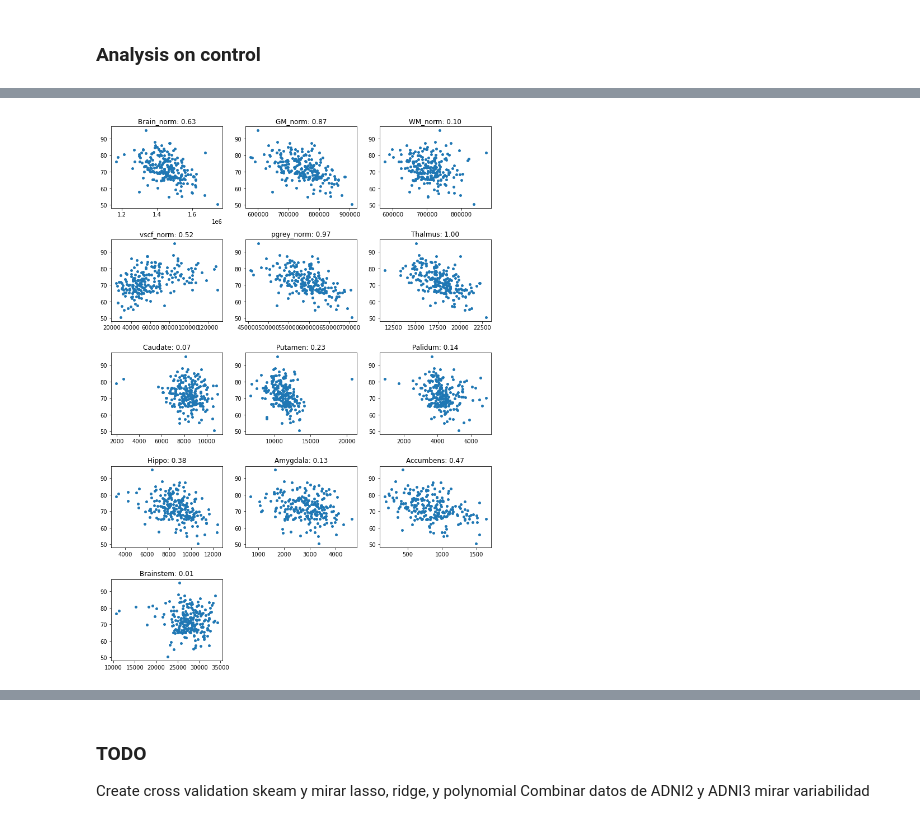
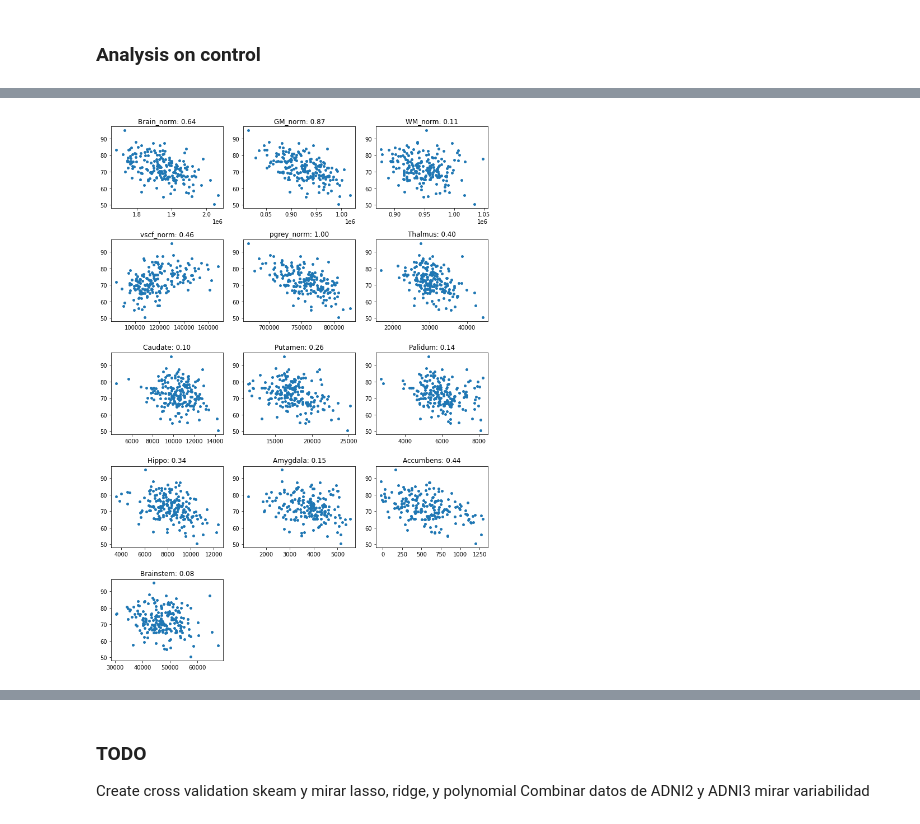
Before and after one commit to JGarciaCondado/ADNIBrainAge, a Jupyter notebook: jupyternotebooks/data_exploration.ipynb, the cells around one changed output, grey strips where cells are left out. Cells and saved outputs as stored; diff of their text form; code cells hidden in the pictures.

Commit message:
Add data harmonization

```diff
--- a/jupyternotebooks/data_exploration.ipynb
+++ b/jupyternotebooks/data_exploration.ipynb
@@ -23,6 +23,20 @@ for s in structures:
 df_patient_list = pd.read_table('../DATA/participants_adni3.tsv', names=['Subject', 'PTID'])
 df_metadata = pd.read_csv('../DATA/adni3_mri.csv', index_col=0)
 df_full = df_patient_list.merge(df_features, on='Subject').merge(df_metadata, on='PTID')
+
+# Remove sites that do not contain alzeihmers patient
+df_full = df_full[df_full['SITEID'].isin([33, 55]) == False]
+
+# Mark features to use
+features = ['Brain_norm', 'GM_norm', 'WM_norm',
+       'vscf_norm', 'pgrey_norm', 'Thalmus', 'Caudate', 'Putamen', 'Palidum',
+        'Hippo', 'Amygdala', 'Accumbens', 'Brainstem']
+# Get back non-normalized (raw features)
+for f in features[:5]:
+    df_full[f] = df_full[f]/df_full['Vscale']
+
+# Change gender assigment
+df_full['PTGENDER'].replace(['Female','Male'],[0,1],inplace=True)
 # %% [markdown]
 ### Analysis on control
 # %%
@@ -47,0 +54,18 @@ for i, feature in enumerate(features):
+# %%
+# Data harmonization with Combat
+from pycombat import Combat
+combat = Combat()
+Y = df_controls[features].to_numpy()
+b = df_controls['SITEID'].to_numpy()
+X = df_controls['AGE'].to_numpy()[:, np.newaxis]
+C = df_controls[['Vscale', 'PTGENDER']].to_numpy()
+y_adjusted = combat.fit_transform(Y=Y, b=b, X=X, C=C)
+# %%
+# Explor variability of features by site after harmonization
+df_features_harm = pd.DataFrame(data=y_adjusted, columns=features)
+df_features_harm['SITEID'] = df_controls['SITEID'].reset_index(drop=True)
+plt.figure(figsize=(10,14))
+for i, feature in enumerate(features):
+    plt.subplot(5,3,i+1)
+    ax = sns.boxplot(x=feature, y='SITEID', data=df_features_harm, orient='h')
+    plt.tight_layout()
@@ -48,16 +74,22 @@ for i, feature in enumerate(features):
 # %%
 from sklearn.feature_selection import f_regression
+
+X = df_features_harm[features].to_numpy()
+Y = df_controls['AGE'].to_numpy()
+# Normalize subcortical features by size of brain
+vscale = df_controls['Vscale'].to_numpy()
+X[:, 5:] = X[:, 5:]*vscale[:, None]
 
 f_test, _ = f_regression(X, Y)
 f_test /= np.max(f_test) # We normalize beacuse we are interested in relative values
 
 plt.figure(figsize=(10,14))
 for d in range (len(features)):
     plt.subplot(5,3,d+1)
     plt.scatter(X[:,d],Y,s=15)
     plt.title("{0}: {1:.2f}".format(features[d],f_test[d]))
 plt.tight_layout()
 # %% [output]
-[figure, old version]
+[figure, new version]
 # %%
 # Generate train and test partitions
```
Also changed, not shown: parts of 8 cells of this notebook.
